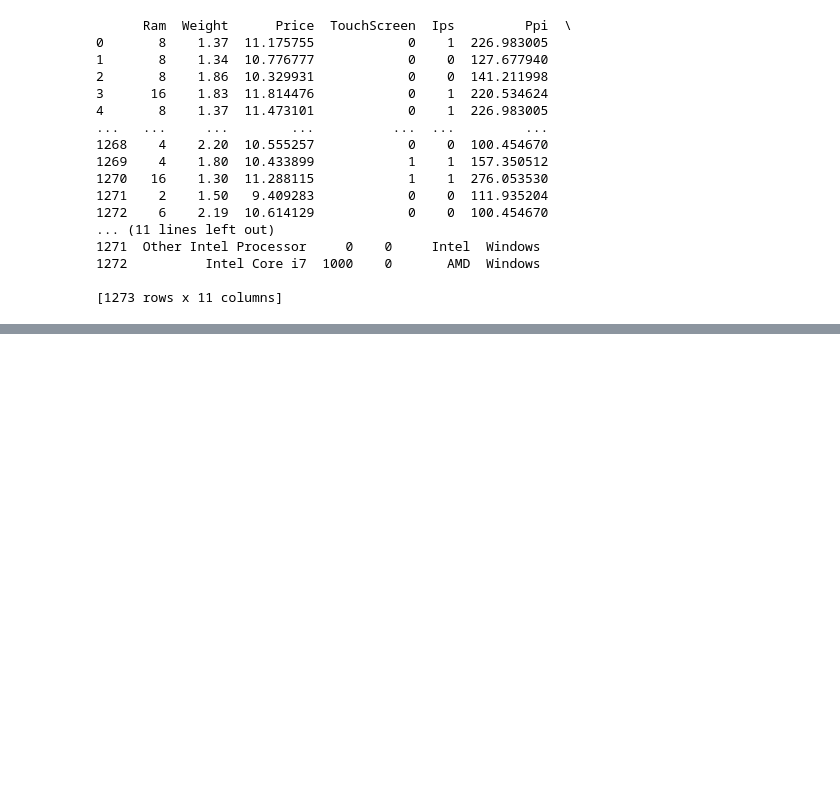
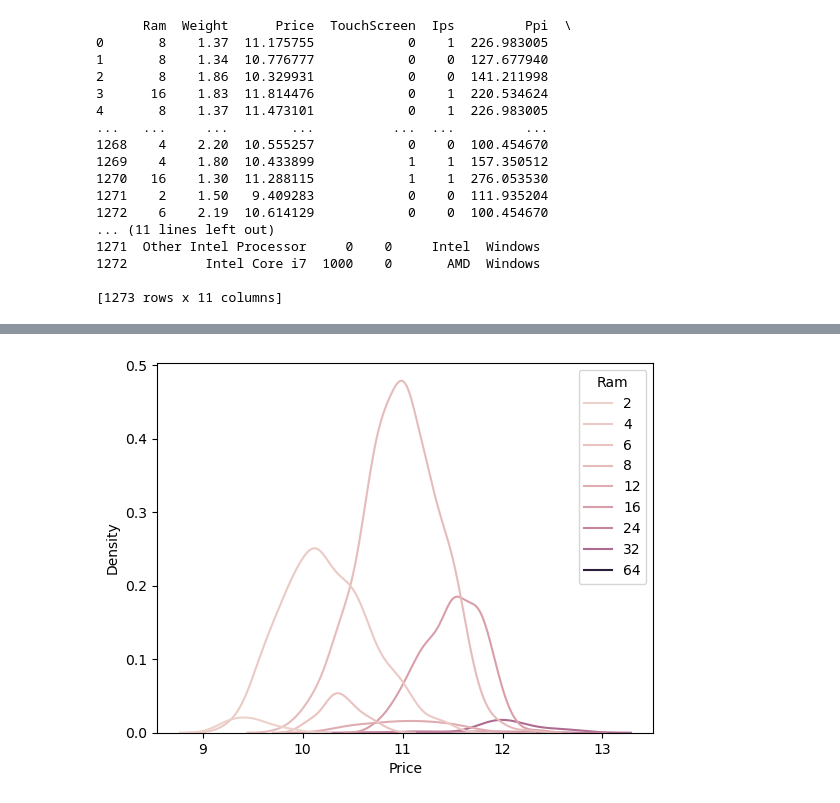
Before and after one commit to Nvuly/Laptop_Price_Prediction, a Jupyter notebook: Laptop_Price_Prediction.ipynb, the cells around one changed output, grey strips where cells are left out. Drawn from its saved outputs; the diff is of its cells as text; code cells hidden in the pictures; blank space fills up the shorter version.

```diff
--- a/Laptop_Price_Prediction.ipynb
+++ b/Laptop_Price_Prediction.ipynb
@@ -177,0 +180,12 @@ print(df)
+# %%
+### RAM컬럼과 Price컬럼의 관계 분석
+
+import matplotlib.pyplot as plt
+import seaborn as sns
+
+#---------------------------------
+
+sns.kdeplot(data=df, x='Price', hue='Ram')
+plt.show()
+# %% [output]
+[figure, added]
```
Also changed, not shown: parts of 4 cells of this notebook.
